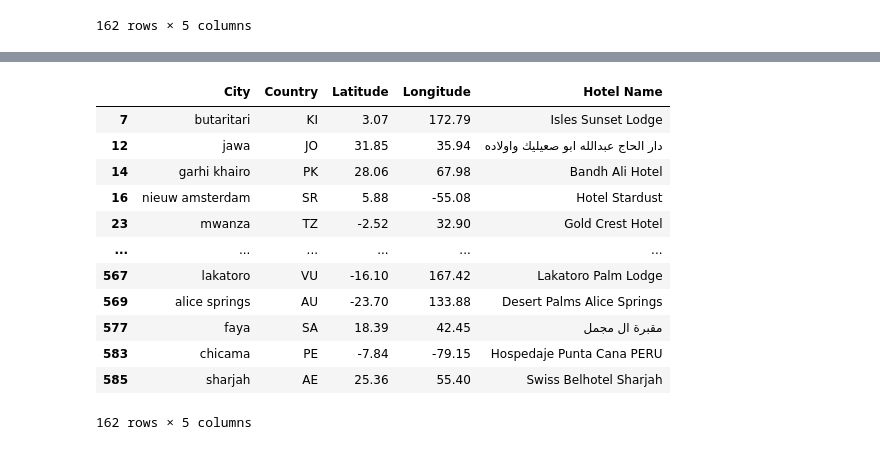
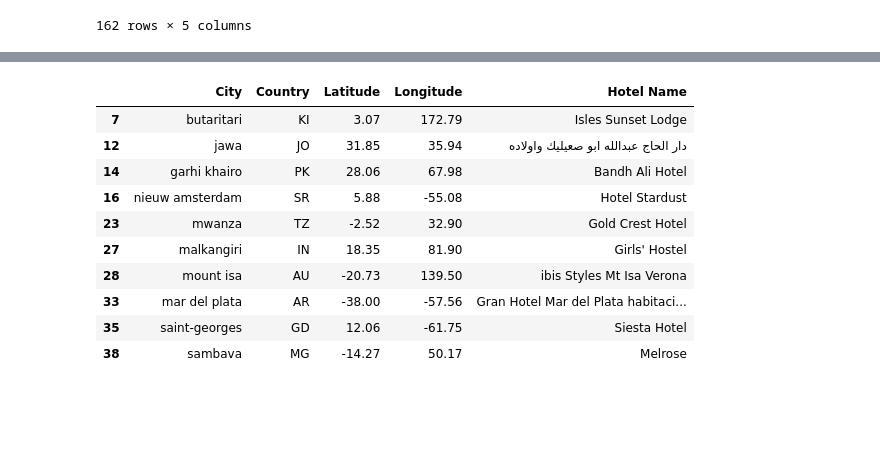
Before and after one commit to KKornegay/python-api-challenge, a Jupyter notebook: VacationPy/VacationPy.ipynb, the cells around one changed output, grey strips where cells are left out. Drawn from its saved outputs; the diff is of its cells as text; code cells hidden in the pictures; blank space fills up the shorter version.

```diff
--- a/VacationPy/VacationPy.ipynb
+++ b/VacationPy/VacationPy.ipynb
@@ -166,21 +144,19 @@ Closest sharjah hotel is Swiss Belhotel Sharjah.
 ------------
 # %%
 #df with set columns and name of hotels
-hotel_df
+hotel_df.head(10)
 # %% [output]
 |  | City | Country | Latitude | Longitude | Hotel Name |
 | 7 | butaritari | KI | 3.07 | 172.79 | Isles Sunset Lodge |
 | 12 | jawa | JO | 31.85 | 35.94 | دار الحاج عبدالله ابو صعيليك واولاده |
 | 14 | garhi khairo | PK | 28.06 | 67.98 | Bandh Ali Hotel |
 | 16 | nieuw amsterdam | SR | 5.88 | -55.08 | Hotel Stardust |
 | 23 | mwanza | TZ | -2.52 | 32.90 | Gold Crest Hotel |
-| ... | ... | ... | ... | ... | ... |
-| 567 | lakatoro | VU | -16.10 | 167.42 | Lakatoro Palm Lodge |
-| 569 | alice springs | AU | -23.70 | 133.88 | Desert Palms Alice Springs |
-| 577 | faya | SA | 18.39 | 42.45 | مقبرة ال مجمل |
-| 583 | chicama | PE | -7.84 | -79.15 | Hospedaje Punta Cana PERU |
-| 585 | sharjah | AE | 25.36 | 55.40 | Swiss Belhotel Sharjah |
+| 27 | malkangiri | IN | 18.35 | 81.90 | Girls' Hostel |
+| 28 | mount isa | AU | -20.73 | 139.50 | ibis Styles Mt Isa Verona |
+| 33 | mar del plata | AR | -38.00 | -57.56 | Gran Hotel Mar del Plata habitaci... |
+| 35 | saint-georges | GD | 12.06 | -61.75 | Siesta Hotel |
+| 38 | sambava | MG | -14.27 | 50.17 | Melrose |
-162 rows × 5 columns
 # %%
 # NOTE: Do not change any of the code in this cell
 
```
Also changed, not shown: parts of 8 cells of this notebook.
